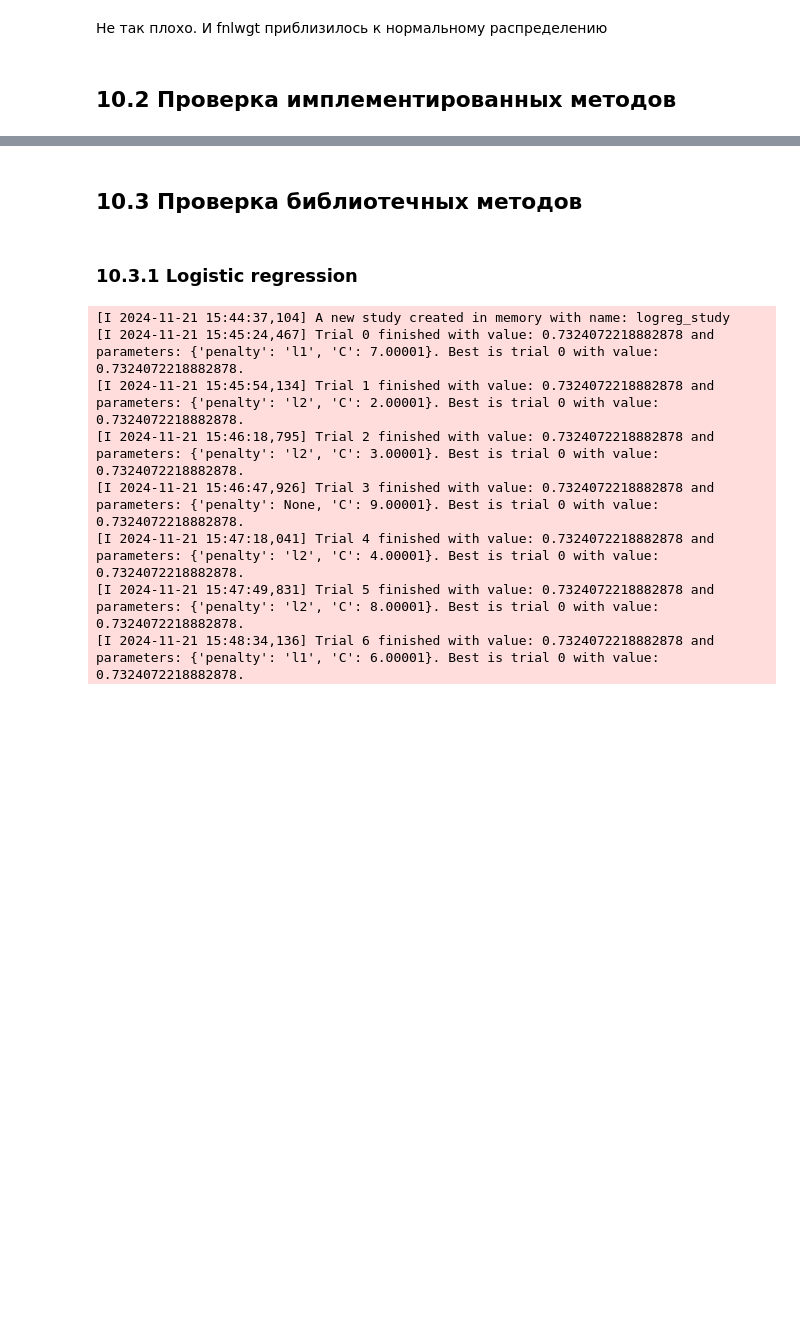
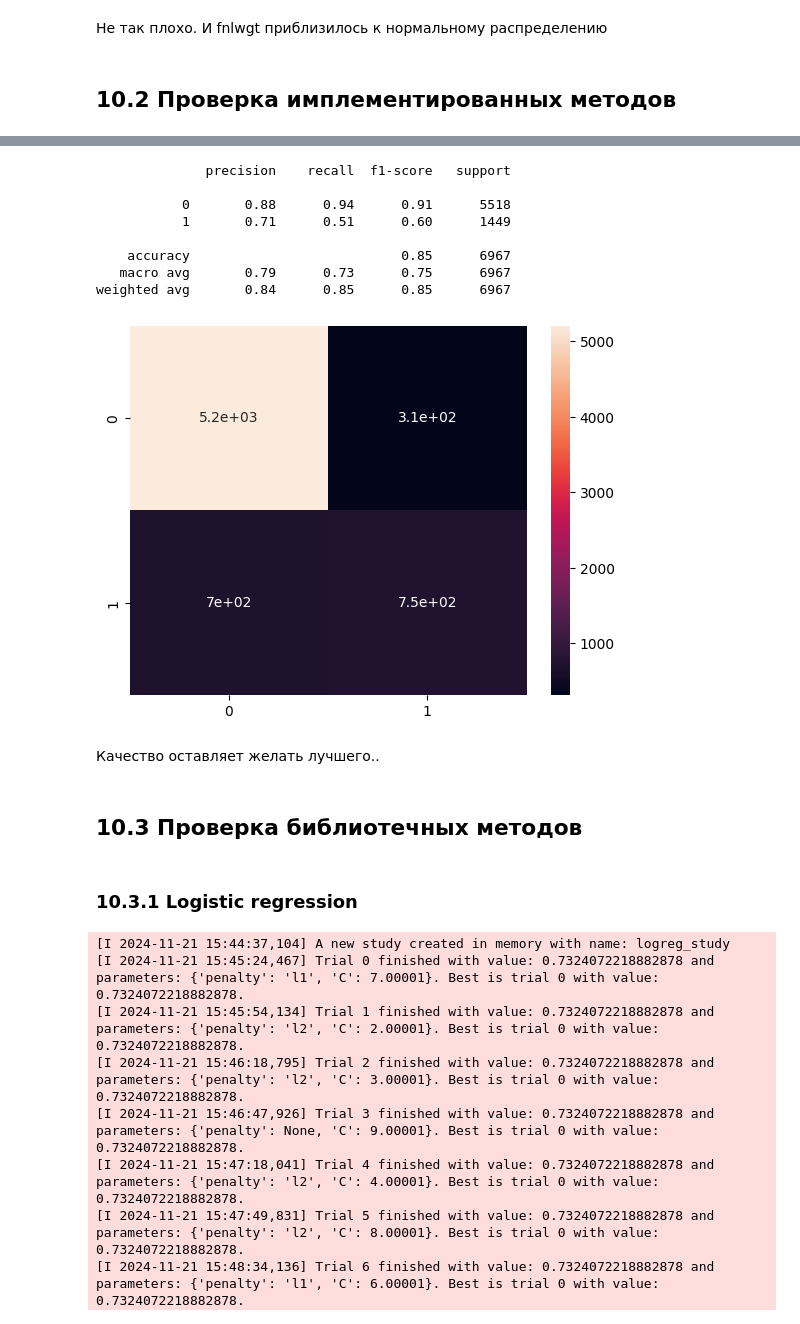
Before and after one commit to MaksimTraper/ml_courses, a Jupyter notebook: SPBU_Classic_ML/HW3_Classification/Traper_ML_HW3_Classification.ipynb, the cells around one changed output, grey strips where cells are left out. Saved outputs shown, nothing was run; the diff lists cells and outputs as text; code cells hidden in the pictures; blank space fills up the shorter version.

```diff
--- a/SPBU_Classic_ML/HW3_Classification/Traper_ML_HW3_Classification.ipynb
+++ b/SPBU_Classic_ML/HW3_Classification/Traper_ML_HW3_Classification.ipynb
@@ -1452,3 +1705,22 @@ scores = {}
+# %%
+tree = MyDecisionTree(max_depth=9, min_samples_split=2)
+tree.fit(X_train, y_train)
+y_pred = tree.predict(X_test)
+roc_auc_score(y_test, y_pred)
+sns.heatmap(confusion_matrix(y_test, y_pred), annot=True)
+print(classification_report(y_test,y_pred))
+# %% [output]
+              precision    recall  f1-score   support
+
+           0       0.88      0.94      0.91      5518
+           1       0.71      0.51      0.60      1449
+
+    accuracy                           0.85      6967
+   macro avg       0.79      0.73      0.75      6967
+weighted avg       0.84      0.85      0.85      6967
+[figure, added]
+# %% [markdown]
+Качество оставляет желать лучшего..
 # %% [markdown]
 ## 10.3 Проверка библиотечных методов
 # %% [markdown]
```
Also changed, not shown: parts of 38 cells of this notebook.
